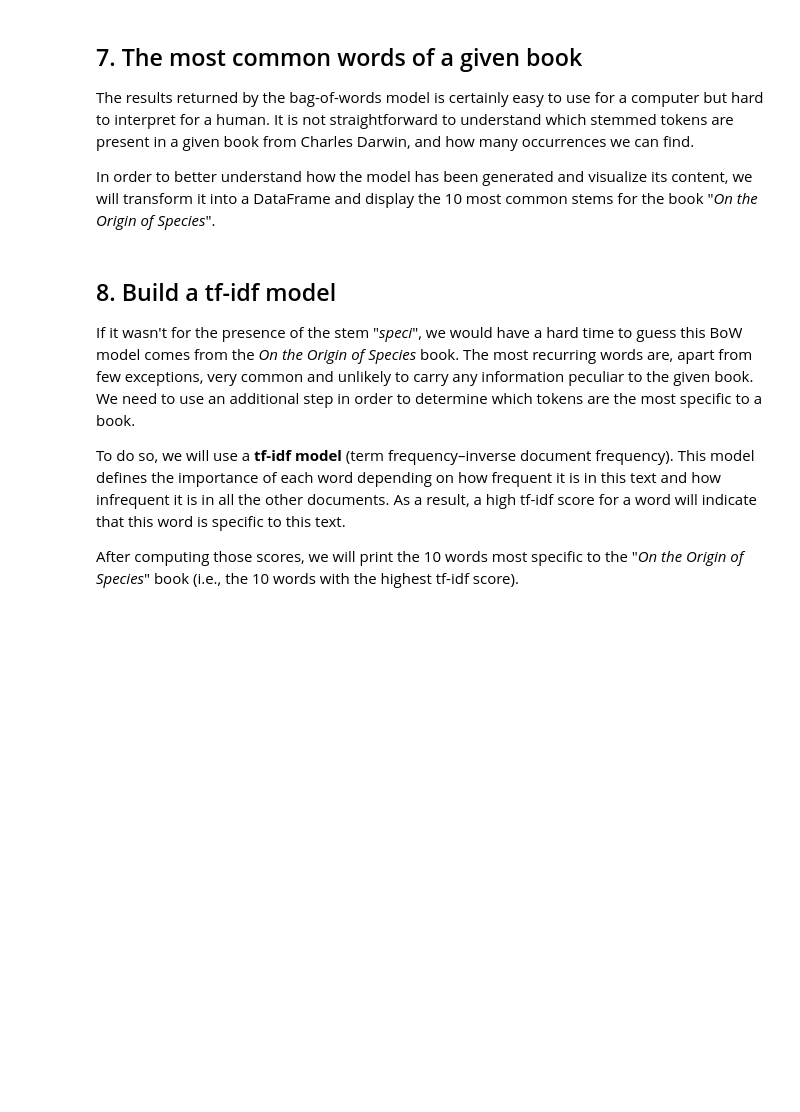
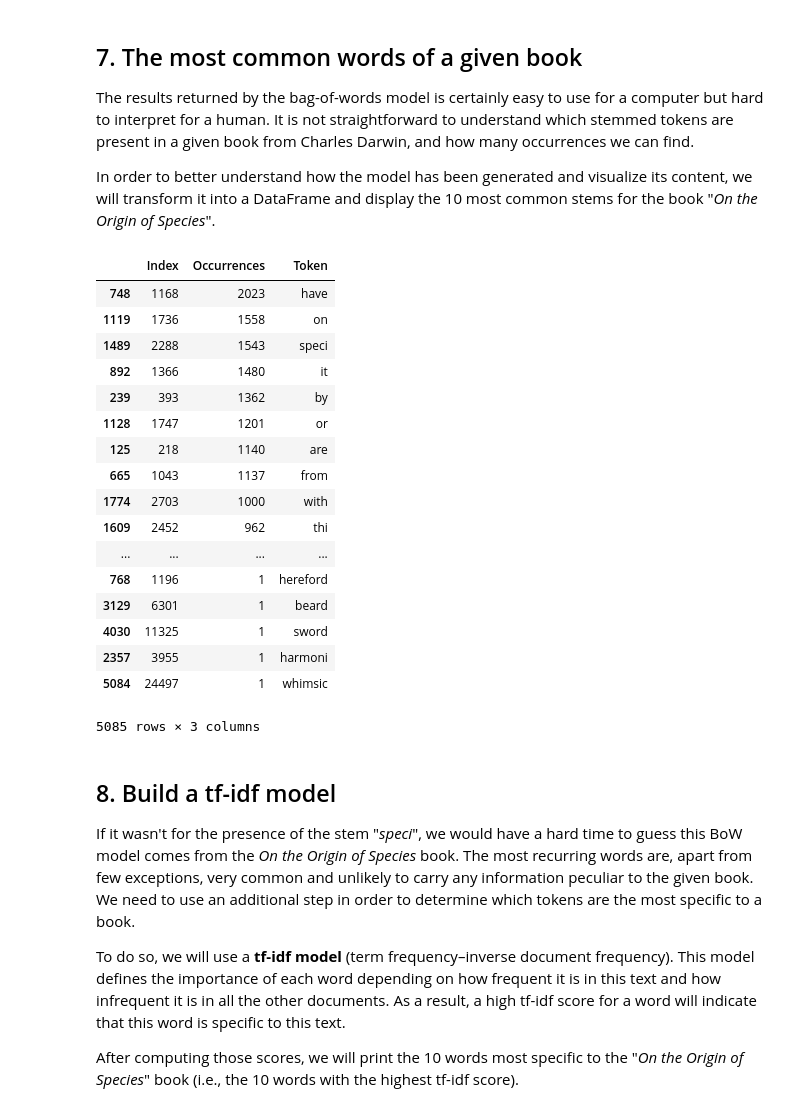
Before and after one commit to Kodluyoruz-Veri-Bilimi-Bootcamp/book-recommendations-from-charles-darwin-skulls, a Jupyter notebook: notebook.ipynb, the cells around one changed output. Drawn from its saved outputs; the diff is of its cells as text; code cells hidden in the pictures; blank space fills up the shorter version.

```diff
--- a/notebook.ipynb
+++ b/notebook.ipynb
@@ -206,18 +206,35 @@ bows[storedIndex][:5]
 # %%
 # Import pandas to create and manipulate DataFrames
 import pandas as pd
 
 # Convert the BoW model for "On the Origin of Species" into a DataFrame
-df_bow_origin = ...
-
 # Add the column names to the DataFrame
-# ... YOUR CODE FOR TASK 7 ...
+df_bow_origin = pd.DataFrame(bows[storedIndex], columns=['Index', 'Occurrences'])
 
 # Add a column containing the token corresponding to the dictionary index
-# ... YOUR CODE FOR TASK 7 ...
+df_bow_origin['Token'] = [dictionary[x] for x in df_bow_origin['Index']]
 
 # Sort the DataFrame by descending number of occurrences and print the first 10 values
-# ... YOUR CODE FOR TASK 7 ...
+df_bow_origin.sort_values(by='Occurrences', ascending=False)
+# %% [output]
+|  | Index | Occurrences | Token |
+| 748 | 1168 | 2023 | have |
+| 1119 | 1736 | 1558 | on |
+| 1489 | 2288 | 1543 | speci |
+| 892 | 1366 | 1480 | it |
+| 239 | 393 | 1362 | by |
+| 1128 | 1747 | 1201 | or |
+| 125 | 218 | 1140 | are |
+| 665 | 1043 | 1137 | from |
+| 1774 | 2703 | 1000 | with |
+| 1609 | 2452 | 962 | thi |
+| ... | ... | ... | ... |
+| 768 | 1196 | 1 | hereford |
+| 3129 | 6301 | 1 | beard |
+| 4030 | 11325 | 1 | sword |
+| 2357 | 3955 | 1 | harmoni |
+| 5084 | 24497 | 1 | whimsic |
+5085 rows × 3 columns
 # %% [markdown]
 ## 8. Build a tf-idf model
 <p>If it wasn't for the presence of the stem "<em>speci</em>", we would have a hard time to guess this BoW model comes from the <em>On the Origin of Species</em> book. The most recurring words are, apart from few exceptions, very common and unlikely to carry any information peculiar to the given book. We need to use an additional step in order to determine which tokens are the most specific to a book.</p>
```
Also changed, not shown: parts of 3 cells of this notebook.
